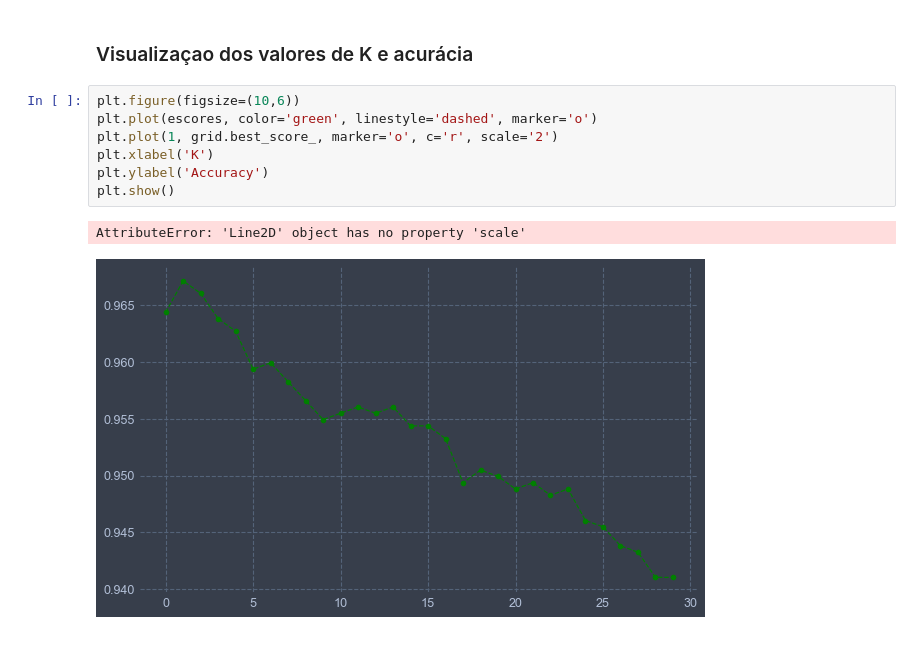
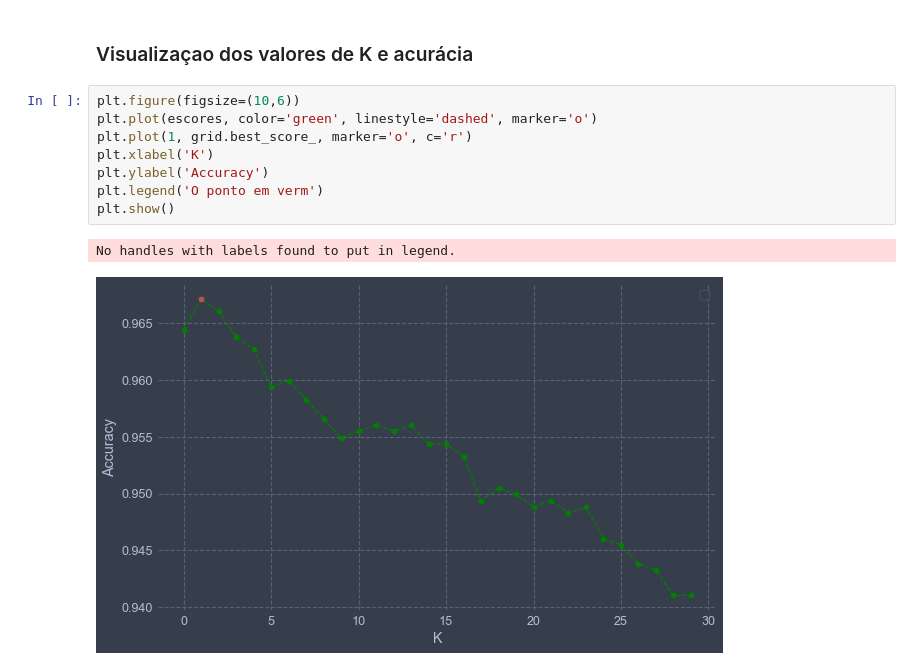
Before and after one commit to Jvmantuan/Data-Science, a Jupyter notebook: Machine Learning/KNN/ML em dígitos.ipynb, the cells around one changed output. Cells and saved outputs as stored; diff of their text form.

```diff
--- a/Machine Learning/KNN/ML em dígitos.ipynb
+++ b/Machine Learning/KNN/ML em dígitos.ipynb
@@ -243,10 +243,11 @@ Melhor valor de k:  {'n_neighbors': 2}
 # %%
 plt.figure(figsize=(10,6))
 plt.plot(escores, color='green', linestyle='dashed', marker='o')
-plt.plot(1, grid.best_score_, marker='o', c='r', scale='2')
+plt.plot(1, grid.best_score_, marker='o', c='r')
 plt.xlabel('K')
 plt.ylabel('Accuracy')
+plt.legend('O ponto em verm')
 plt.show()
 # %% [output]
-AttributeError: 'Line2D' object has no property 'scale'
+No handles with labels found to put in legend.
-[figure, old version]
+[figure, new version]
```
